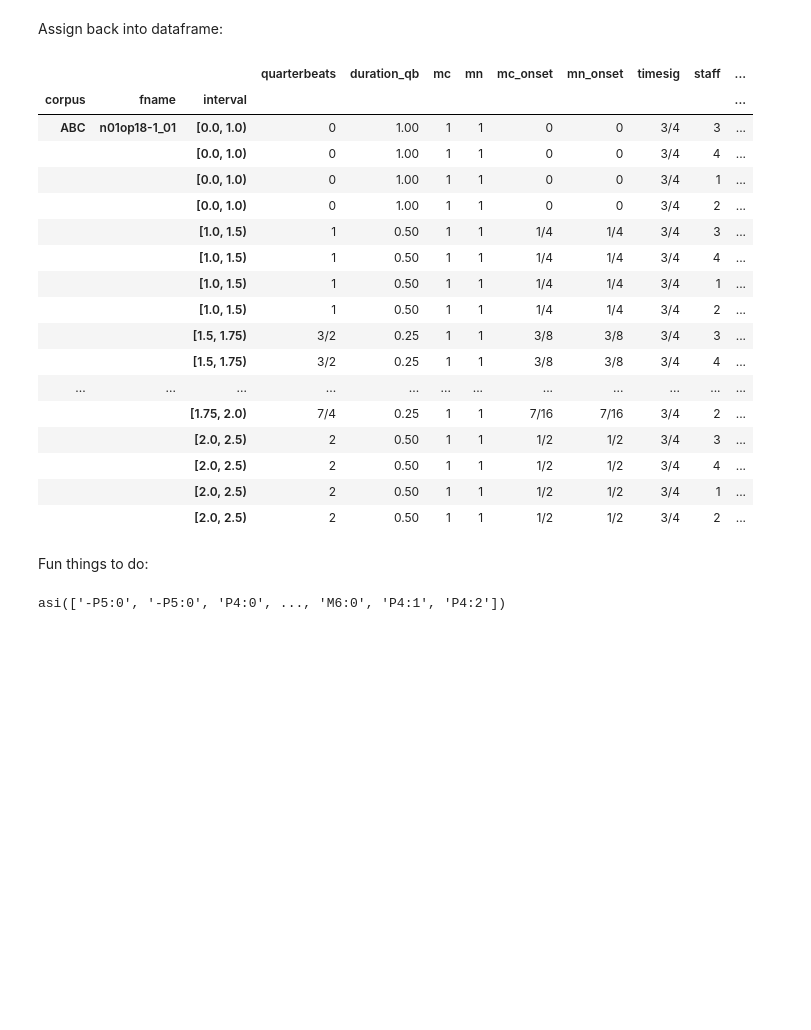
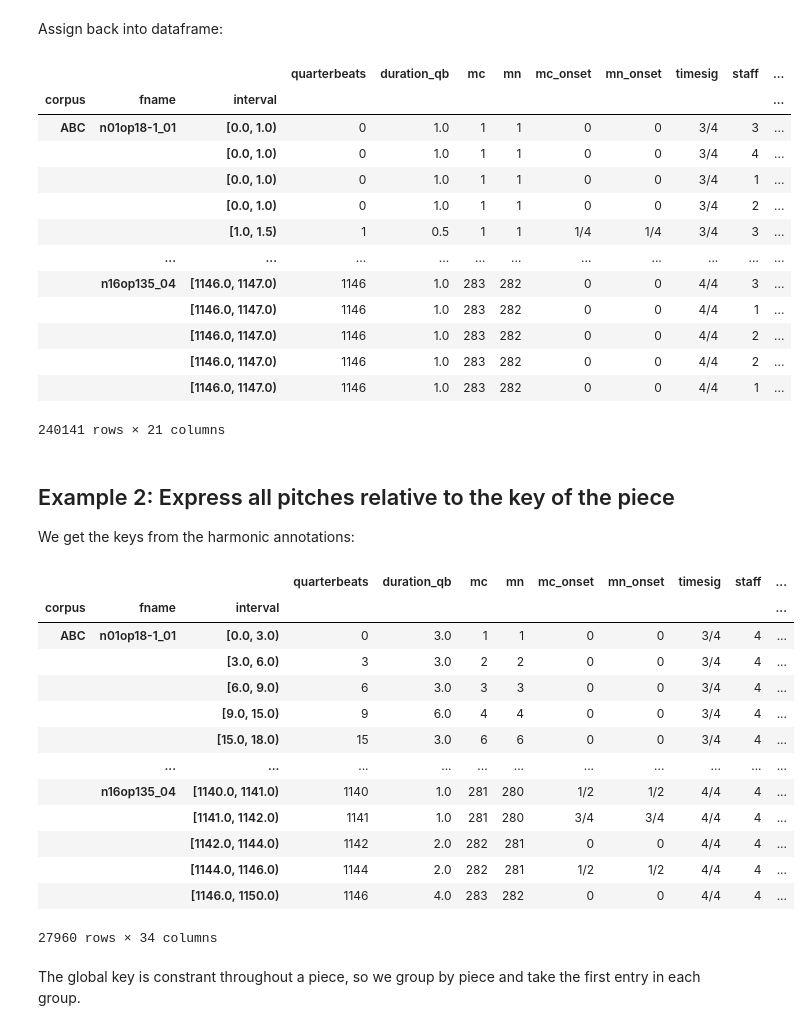
Before and after one commit to DCMLab/dimcat-examples, a Jupyter notebook: pitches.ipynb, the cells around one changed output. Saved outputs shown, nothing was run; the diff lists cells and outputs as text; code cells hidden in the pictures; blank space fills up the shorter version.

```diff
--- a/pitches.ipynb
+++ b/pitches.ipynb
@@ -77,30 +83,44 @@ asp(['F3', 'F3', 'F4', ..., 'A4', 'F5', 'F6'])
 Assign back into dataframe:
 # %%
 notes['pitch_str'] = pitches.name() # a vector of names
-notes.head(20)
+notes['octave'] = pitches.octaves() # this makes it easier to convert back to a pitch array
+notes
 # %% [output]
 |  |  |  | quarterbeats | duration_qb | mc | mn | mc_onset | mn_onset | timesig | staff | ... |
 | corpus | fname | interval |  |  |  |  |  |  |  |  | ... |
-| ABC | n01op18-1_01 | [0.0, 1.0) | 0 | 1.00 | 1 | 1 | 0 | 0 | 3/4 | 3 | ... |
-|  |  | [0.0, 1.0) | 0 | 1.00 | 1 | 1 | 0 | 0 | 3/4 | 4 | ... |
-|  |  | [0.0, 1.0) | 0 | 1.00 | 1 | 1 | 0 | 0 | 3/4 | 1 | ... |
-|  |  | [0.0, 1.0) | 0 | 1.00 | 1 | 1 | 0 | 0 | 3/4 | 2 | ... |
-|  |  | [1.0, 1.5) | 1 | 0.50 | 1 | 1 | 1/4 | 1/4 | 3/4 | 3 | ... |
-|  |  | [1.0, 1.5) | 1 | 0.50 | 1 | 1 | 1/4 | 1/4 | 3/4 | 4 | ... |
-|  |  | [1.0, 1.5) | 1 | 0.50 | 1 | 1 | 1/4 | 1/4 | 3/4 | 1 | ... |
-|  |  | [1.0, 1.5) | 1 | 0.50 | 1 | 1 | 1/4 | 1/4 | 3/4 | 2 | ... |
-|  |  | [1.5, 1.75) | 3/2 | 0.25 | 1 | 1 | 3/8 | 3/8 | 3/4 | 3 | ... |
-|  |  | [1.5, 1.75) | 3/2 | 0.25 | 1 | 1 | 3/8 | 3/8 | 3/4 | 4 | ... |
-| ... | ... | ... | ... | ... | ... | ... | ... | ... | ... | ... | ... |
-|  |  | [1.75, 2.0) | 7/4 | 0.25 | 1 | 1 | 7/16 | 7/16 | 3/4 | 2 | ... |
-|  |  | [2.0, 2.5) | 2 | 0.50 | 1 | 1 | 1/2 | 1/2 | 3/4 | 3 | ... |
-|  |  | [2.0, 2.5) | 2 | 0.50 | 1 | 1 | 1/2 | 1/2 | 3/4 | 4 | ... |
-|  |  | [2.0, 2.5) | 2 | 0.50 | 1 | 1 | 1/2 | 1/2 | 3/4 | 1 | ... |
-|  |  | [2.0, 2.5) | 2 | 0.50 | 1 | 1 | 1/2 | 1/2 | 3/4 | 2 | ... |
+| ABC | n01op18-1_01 | [0.0, 1.0) | 0 | 1.0 | 1 | 1 | 0 | 0 | 3/4 | 3 | ... |
+|  |  | [0.0, 1.0) | 0 | 1.0 | 1 | 1 | 0 | 0 | 3/4 | 4 | ... |
+|  |  | [0.0, 1.0) | 0 | 1.0 | 1 | 1 | 0 | 0 | 3/4 | 1 | ... |
+|  |  | [0.0, 1.0) | 0 | 1.0 | 1 | 1 | 0 | 0 | 3/4 | 2 | ... |
+|  |  | [1.0, 1.5) | 1 | 0.5 | 1 | 1 | 1/4 | 1/4 | 3/4 | 3 | ... |
+|  | ... | ... | ... | ... | ... | ... | ... | ... | ... | ... | ... |
+|  | n16op135_04 | [1146.0, 1147.0) | 1146 | 1.0 | 283 | 282 | 0 | 0 | 4/4 | 3 | ... |
+|  |  | [1146.0, 1147.0) | 1146 | 1.0 | 283 | 282 | 0 | 0 | 4/4 | 1 | ... |
+|  |  | [1146.0, 1147.0) | 1146 | 1.0 | 283 | 282 | 0 | 0 | 4/4 | 2 | ... |
+|  |  | [1146.0, 1147.0) | 1146 | 1.0 | 283 | 282 | 0 | 0 | 4/4 | 2 | ... |
+|  |  | [1146.0, 1147.0) | 1146 | 1.0 | 283 | 282 | 0 | 0 | 4/4 | 1 | ... |
+240141 rows × 21 columns
-# %% [markdown]
-Fun things to do:
-# %%
-# express relative to C4
-pitches - pt.SpelledPitch("C4")
-# %% [output]
-asi(['-P5:0', '-P5:0', 'P4:0', ..., 'M6:0', 'P4:1', 'P4:2'])
+# %% [markdown]
+## Example 2: Express all pitches relative to the key of the piece
+
+We get the keys from the harmonic annotations:
+# %%
+labels = corpus.get_facet("expanded")
+labels
+# %% [output]
+|  |  |  | quarterbeats | duration_qb | mc | mn | mc_onset | mn_onset | timesig | staff | ... |
+| corpus | fname | interval |  |  |  |  |  |  |  |  | ... |
+| ABC | n01op18-1_01 | [0.0, 3.0) | 0 | 3.0 | 1 | 1 | 0 | 0 | 3/4 | 4 | ... |
+|  |  | [3.0, 6.0) | 3 | 3.0 | 2 | 2 | 0 | 0 | 3/4 | 4 | ... |
+|  |  | [6.0, 9.0) | 6 | 3.0 | 3 | 3 | 0 | 0 | 3/4 | 4 | ... |
+|  |  | [9.0, 15.0) | 9 | 6.0 | 4 | 4 | 0 | 0 | 3/4 | 4 | ... |
+|  |  | [15.0, 18.0) | 15 | 3.0 | 6 | 6 | 0 | 0 | 3/4 | 4 | ... |
+|  | ... | ... | ... | ... | ... | ... | ... | ... | ... | ... | ... |
+|  | n16op135_04 | [1140.0, 1141.0) | 1140 | 1.0 | 281 | 280 | 1/2 | 1/2 | 4/4 | 4 | ... |
+|  |  | [1141.0, 1142.0) | 1141 | 1.0 | 281 | 280 | 3/4 | 3/4 | 4/4 | 4 | ... |
+|  |  | [1142.0, 1144.0) | 1142 | 2.0 | 282 | 281 | 0 | 0 | 4/4 | 4 | ... |
+|  |  | [1144.0, 1146.0) | 1144 | 2.0 | 282 | 281 | 1/2 | 1/2 | 4/4 | 4 | ... |
+|  |  | [1146.0, 1150.0) | 1146 | 4.0 | 283 | 282 | 0 | 0 | 4/4 | 4 | ... |
+27960 rows × 34 columns
+# %% [markdown]
+The global key is constrant throughout a piece, so we group by piece and take the first entry in each group.
```
Also changed, not shown: parts of 9 cells of this notebook.
